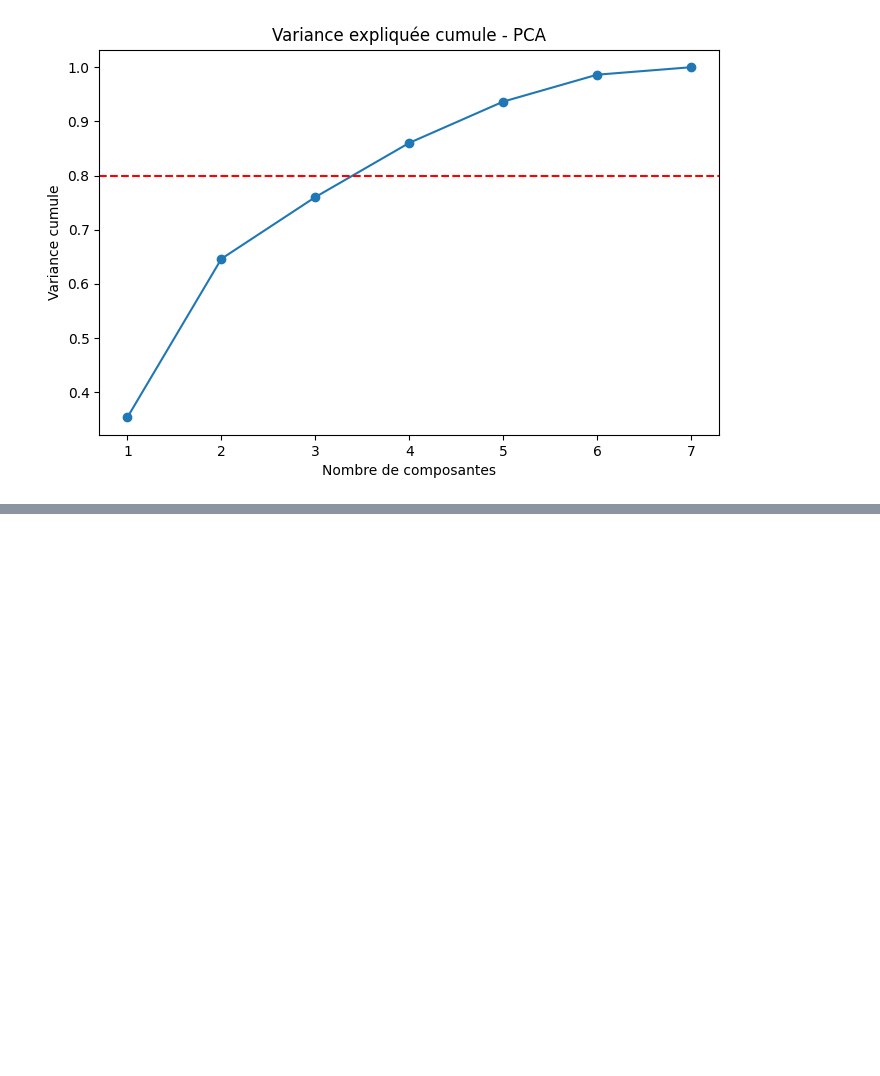
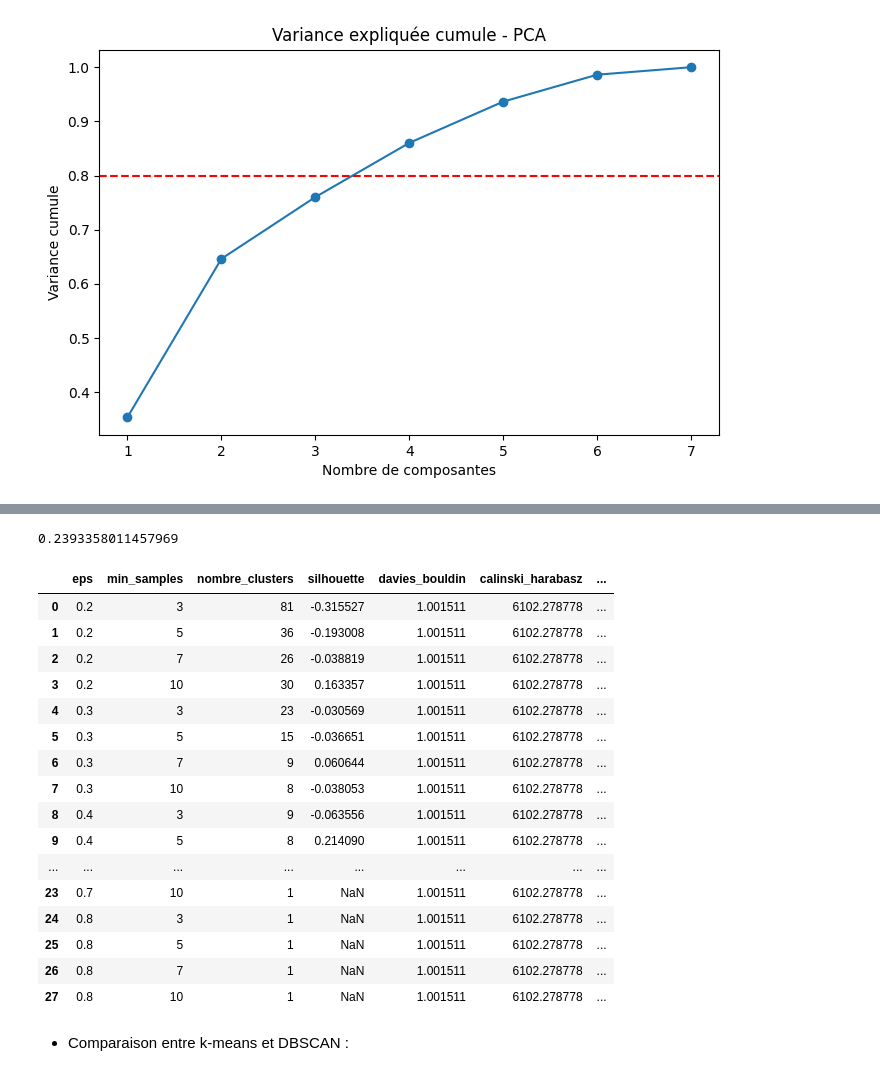
Before and after one commit to Mednsn/CardProfiler, a Jupyter notebook: notebooks/cleaning.ipynb, the cells around one changed output, grey strips where cells are left out. Saved outputs shown, nothing was run; the diff lists cells and outputs as text; code cells hidden in the pictures; blank space fills up the shorter version.

```diff
--- a/notebooks/cleaning.ipynb
+++ b/notebooks/cleaning.ipynb
@@ -192,0 +435,11 @@ Nombre minimal de composantes pour depasser 80% : 4
+# %%
+#  Calculons Silhouette sans les points bruits :
+
+mask = labels_dbscan != -1
+X_no_noise = X_pca_current[mask]
+labels_no_noise = labels_dbscan[mask]
+
+silhouette = silhouette_score( X_no_noise, labels_no_noise)
+silhouette
+# %% [output]
+0.2393358011457969
@@ -192,0 +463,65 @@ Nombre minimal de composantes pour depasser 80% : 4
+# %%
+eps_values = [0.2, 0.3, 0.4, 0.5, 0.6, 0.7, 0.8]
+min_samples_values = [3, 5, 7, 10]
+# %%
+dbscan_results = []
+
+for eps in eps_values:
+
+    for min_samples in min_samples_values:
+
+        dbscan = DBSCAN(eps=eps, min_samples=min_samples)
+
+        labels = dbscan.fit_predict(X_pca_current)
+
+        n_clusters = len(set(labels) - {-1})
+
+        noise_percentage = ((labels == -1).mean() * 100)
+
+        mask = labels != -1
+
+        if n_clusters >= 2:
+
+            X_no_noise = X_pca_current[mask]
+            labels_no_noise = labels[mask]
+
+            silhouette = silhouette_score( X_no_noise, labels_no_noise )
+
+        else:
+            silhouette = np.nan
+
+        dbscan_results.append({
+            "eps": eps,
+            "min_samples": min_samples,
+            "nombre_clusters": n_clusters,
+            "silhouette": silhouette,
+            "davies_bouldin": davies_bouldin,
+            "calinski_harabasz": calinski_harabasz,
+            "noise_percentage": noise_percentage
+        })
+# %%
+# converter results par DataFrame :
+dbscan_results_df = pd.DataFrame(dbscan_results)
+
+dbscan_results_df = pd.DataFrame( dbscan_results )
+dbscan_results_df
+# %% [output]
+|  | eps | min_samples | nombre_clusters | silhouette | davies_bouldin | calinski_harabasz | ... |
+| 0 | 0.2 | 3 | 81 | -0.315527 | 1.001511 | 6102.278778 | ... |
+| 1 | 0.2 | 5 | 36 | -0.193008 | 1.001511 | 6102.278778 | ... |
+| 2 | 0.2 | 7 | 26 | -0.038819 | 1.001511 | 6102.278778 | ... |
+| 3 | 0.2 | 10 | 30 | 0.163357 | 1.001511 | 6102.278778 | ... |
+| 4 | 0.3 | 3 | 23 | -0.030569 | 1.001511 | 6102.278778 | ... |
+| 5 | 0.3 | 5 | 15 | -0.036651 | 1.001511 | 6102.278778 | ... |
+| 6 | 0.3 | 7 | 9 | 0.060644 | 1.001511 | 6102.278778 | ... |
+| 7 | 0.3 | 10 | 8 | -0.038053 | 1.001511 | 6102.278778 | ... |
+| 8 | 0.4 | 3 | 9 | -0.063556 | 1.001511 | 6102.278778 | ... |
+| 9 | 0.4 | 5 | 8 | 0.214090 | 1.001511 | 6102.278778 | ... |
+| ... | ... | ... | ... | ... | ... | ... | ... |
+| 23 | 0.7 | 10 | 1 | NaN | 1.001511 | 6102.278778 | ... |
+| 24 | 0.8 | 3 | 1 | NaN | 1.001511 | 6102.278778 | ... |
+| 25 | 0.8 | 5 | 1 | NaN | 1.001511 | 6102.278778 | ... |
+| 26 | 0.8 | 7 | 1 | NaN | 1.001511 | 6102.278778 | ... |
+| 27 | 0.8 | 10 | 1 | NaN | 1.001511 | 6102.278778 | ... |
+# %% [markdown]
+- Comparaison entre k-means et DBSCAN :
```
Also changed, not shown: parts of 33 cells of this notebook, 1 other file.
